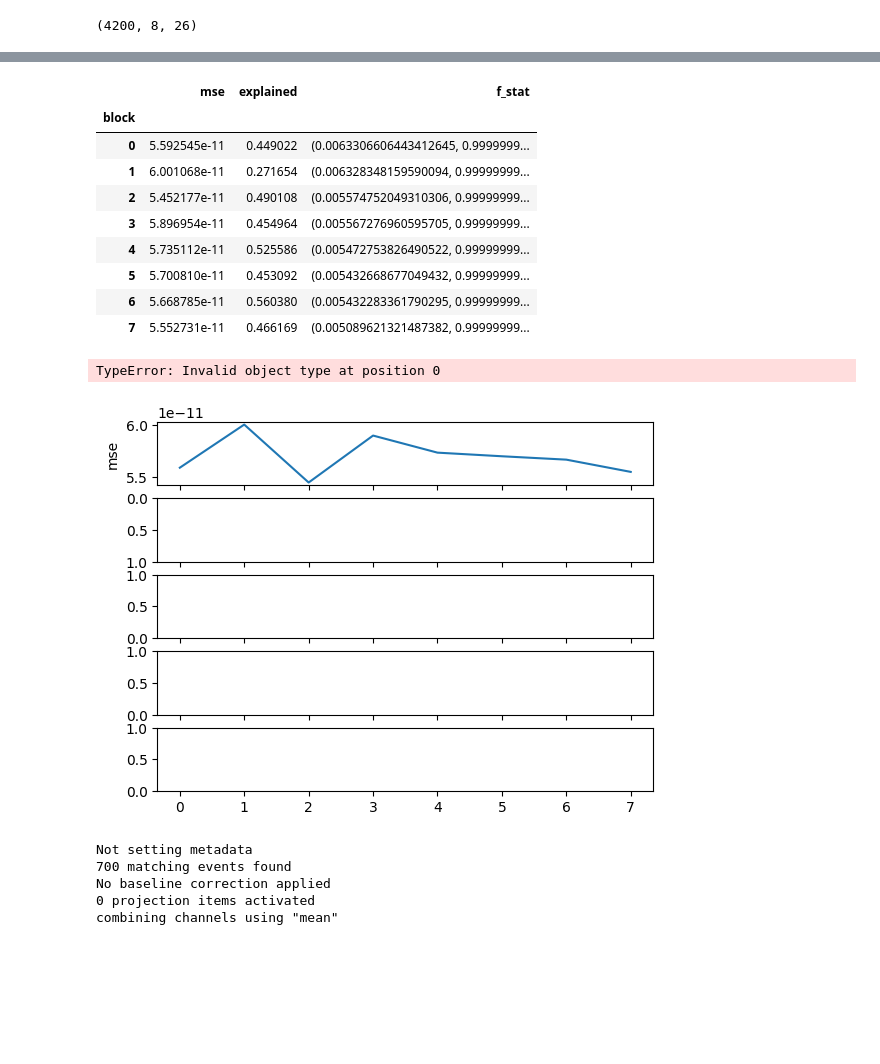
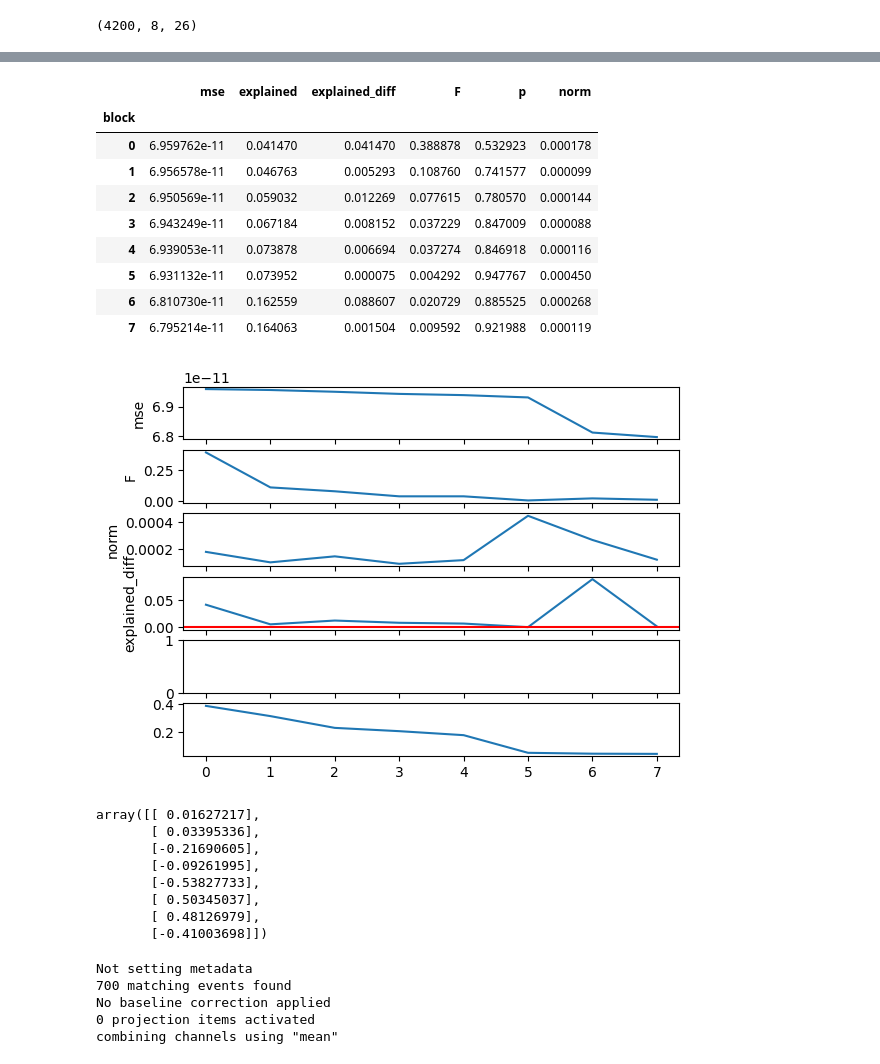
Before and after one commit to arnevdk/bttda, a Jupyter notebook: notebooks/bttda.ipynb, the cells around one changed output, grey strips where cells are left out. Drawn from its saved outputs; the diff is of its cells as text; code cells hidden in the pictures; blank space fills up the shorter version.

```diff
--- a/notebooks/bttda.ipynb
+++ b/notebooks/bttda.ipynb
@@ -53,18 +53,18 @@ n_blocks=8
 bttda = BTTDA(
     n_blocks=n_blocks,
     hoda_params=dict(
-            rank=None,
-            max_iter=128,
-            tol=1e-16,
+            rank=[1,1],
+            max_iter=256,
+            tol=1e-8,
             init ='svd',
             shrinkage='lw',
-            toeplitz=None,
+            toeplitz=(1,),
             obj='rt',
             solver='lanczos',
             taper=False,
             keep_train_info=False,
             verbose=True,
-            prune=True,
+            prune=False,
     ),
     deflate_transform=False,
     keep_train_info=True,
@@ -115,42 +128,46 @@ KeyError: 'block'
 # %%
 bttda.train_info_
 # %% [output]
-|  | mse | explained | f_stat |
-| block |  |  |  |
-| 0 | 5.592545e-11 | 0.449022 | (0.0063306606443412645, 0.9999999... |
-| 1 | 6.001068e-11 | 0.271654 | (0.006328348159590094, 0.99999999... |
-| 2 | 5.452177e-11 | 0.490108 | (0.005574752049310306, 0.99999999... |
-| 3 | 5.896954e-11 | 0.454964 | (0.005567276960595705, 0.99999999... |
-| 4 | 5.735112e-11 | 0.525586 | (0.005472753826490522, 0.99999999... |
-| 5 | 5.700810e-11 | 0.453092 | (0.005432668677049432, 0.99999999... |
-| 6 | 5.668785e-11 | 0.560380 | (0.005432283361790295, 0.99999999... |
-| 7 | 5.552731e-11 | 0.466169 | (0.005089621321487382, 0.99999999... |
+|  | mse | explained | explained_diff | F | p | norm |
+| block |  |  |  |  |  |  |
+| 0 | 6.959762e-11 | 0.041470 | 0.041470 | 0.388878 | 0.532923 | 0.000178 |
+| 1 | 6.956578e-11 | 0.046763 | 0.005293 | 0.108760 | 0.741577 | 0.000099 |
+| 2 | 6.950569e-11 | 0.059032 | 0.012269 | 0.077615 | 0.780570 | 0.000144 |
+| 3 | 6.943249e-11 | 0.067184 | 0.008152 | 0.037229 | 0.847009 | 0.000088 |
+| 4 | 6.939053e-11 | 0.073878 | 0.006694 | 0.037274 | 0.846918 | 0.000116 |
+| 5 | 6.931132e-11 | 0.073952 | 0.000075 | 0.004292 | 0.947767 | 0.000450 |
+| 6 | 6.810730e-11 | 0.162559 | 0.088607 | 0.020729 | 0.885525 | 0.000268 |
+| 7 | 6.795214e-11 | 0.164063 | 0.001504 | 0.009592 | 0.921988 | 0.000119 |
 # %%
 import seaborn as sns
 import math
 from hoda.hoda import f_multiway
 
 if bttda.keep_train_info:
-    fig, axs = plt.subplots(5,1, sharex=True)
+    fig, axs = plt.subplots(6,1, sharex=True)
     sns.lineplot(data=bttda.train_info_,  x="block", y="mse", ax=axs[0])
-    #axs[0].set_ylim([0,None])
-    sns.lineplot(data=bttda.train_info_,  x="block", y="f_stat", ax=axs[1])
-    sns.lineplot(data=bttda.train_info_,  x="block", y="explained", ax=axs[2])
-    axs[2].set_ylim([0,1])
-    #axs[2].axhline(bttda.var_thresh, color='red', linestyle='--')
-    n_features_m0 = [bttda.n_features(b+1, 0) for b in range(n_blocks)]
-    n_features_m1 = [bttda.n_features(b+1, 1) for b in range(n_blocks)]
-    axs[3].plot(n_features_m0, label='mode 0')
-    axs[3].axhline(X.shape[1], color='red')
-    axs[3].plot(n_features_m1, label='mode 1')
-    axs[3].axhline(X.shape[2], color='green')
-    axs[3].legend()
-    axs[3].set_ylabel('n_features')
-    f_stat = [f_multiway(bttda.transform(X, n_blocks=b+1),y) for b in range(n_blocks)]
-    axs[4].plot(f_stat)
+    sns.lineplot(data=bttda.train_info_,  x="block", y="F", ax=axs[1])
+    sns.lineplot(data=bttda.train_info_,  x="block", y="norm", ax=axs[2])
+
+    sns.lineplot(data=bttda.train_info_,  x="block", y="explained_diff", ax=axs[3])
+    axs[3].axhline(0, color='red')
+
+
+    f_stat = [f_multiway(bttda.transform(X, n_blocks=b+1),y)[0] for b in range(bttda.n_blocks_)]
+    axs[5].plot(f_stat)
 # %% [output]
-TypeError: Invalid object type at position 0
-[figure, old version]
+[figure, new version]
+# %%
+bttda.blocks_[-1].scalings_[0]
+# %% [output]
+array([[ 0.01627217],
+       [ 0.03395336],
+       [-0.21690605],
+       [-0.09261995],
+       [-0.53827733],
+       [ 0.50345037],
+       [ 0.48126979],
+       [-0.41003698]])
 # %%
 from mne import combine_evoked
 
```
Also changed, not shown: parts of 9 cells of this notebook, 9 other files.
